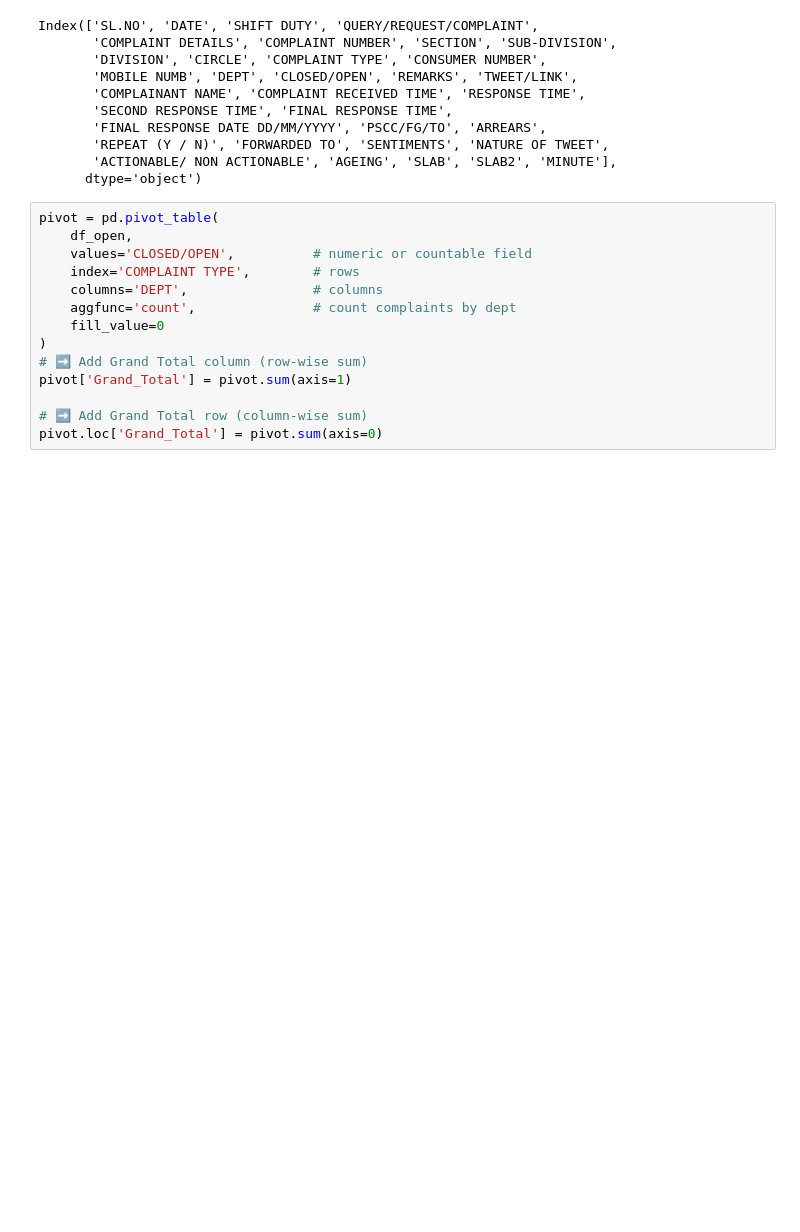
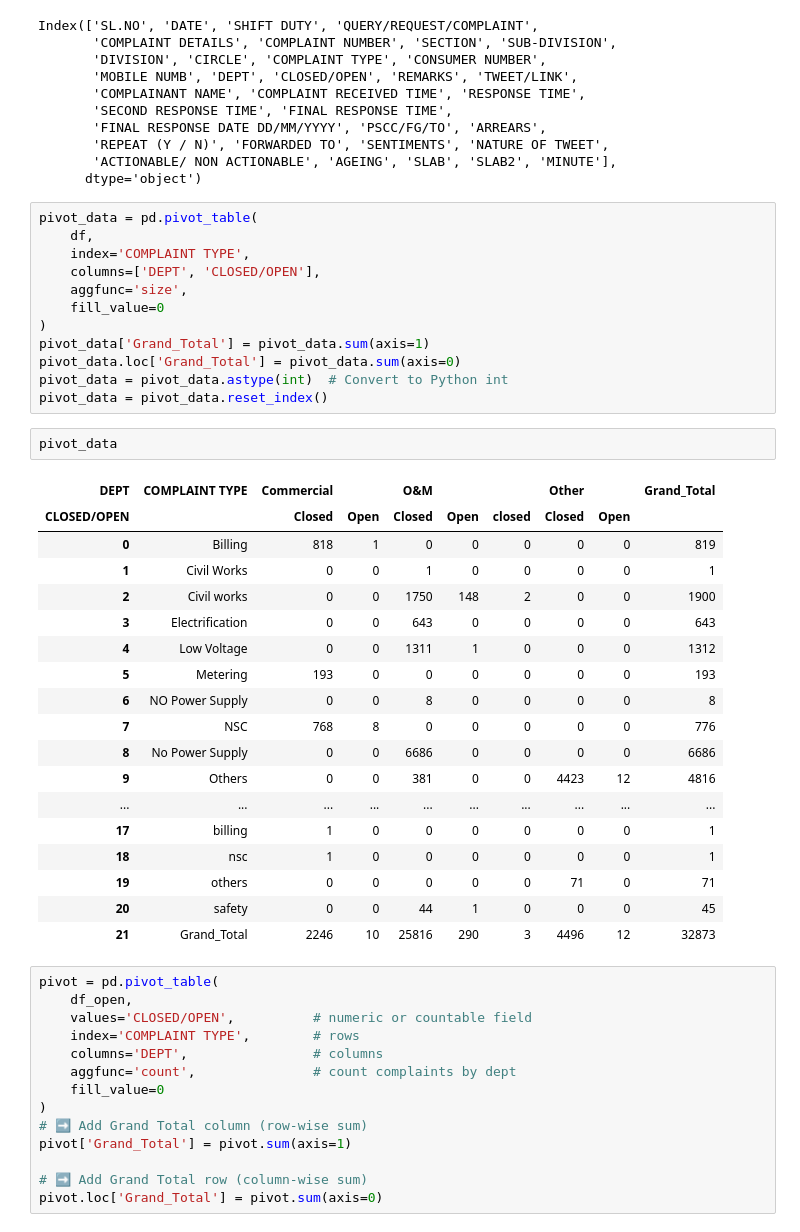
Before and after one commit to susantkumarsahoo/AutonomousDataAnalystAgent, a Jupyter notebook: notebooks/note_01.ipynb, the cells around one changed output. Saved outputs shown, nothing was run; the diff lists cells and outputs as text; blank space fills up the shorter version.

```diff
--- a/notebooks/note_01.ipynb
+++ b/notebooks/note_01.ipynb
@@ -142,6 +142,39 @@ Index(['SL.NO', 'DATE', 'SHIFT DUTY', 'QUERY/REQUEST/COMPLAINT',
        'REPEAT (Y / N)', 'FORWARDED TO', 'SENTIMENTS', 'NATURE OF TWEET',
        'ACTIONABLE/ NON ACTIONABLE', 'AGEING', 'SLAB', 'SLAB2', 'MINUTE'],
       dtype='object')
+# %%
+pivot_data = pd.pivot_table(
+    df,
+    index='COMPLAINT TYPE',
+    columns=['DEPT', 'CLOSED/OPEN'],
+    aggfunc='size',
+    fill_value=0
+)
+pivot_data['Grand_Total'] = pivot_data.sum(axis=1)
+pivot_data.loc['Grand_Total'] = pivot_data.sum(axis=0)
+pivot_data = pivot_data.astype(int)  # Convert to Python int
+pivot_data = pivot_data.reset_index()
+# %%
+pivot_data
+# %% [output]
+| DEPT | COMPLAINT TYPE | Commercial |  | O&M |  |  | Other |  | Grand_Total |
+| CLOSED/OPEN |  | Closed | Open | Closed | Open | closed | Closed | Open |  |
+| 0 | Billing | 818 | 1 | 0 | 0 | 0 | 0 | 0 | 819 |
+| 1 | Civil Works | 0 | 0 | 1 | 0 | 0 | 0 | 0 | 1 |
+| 2 | Civil works | 0 | 0 | 1750 | 148 | 2 | 0 | 0 | 1900 |
+| 3 | Electrification | 0 | 0 | 643 | 0 | 0 | 0 | 0 | 643 |
+| 4 | Low Voltage | 0 | 0 | 1311 | 1 | 0 | 0 | 0 | 1312 |
+| 5 | Metering | 193 | 0 | 0 | 0 | 0 | 0 | 0 | 193 |
+| 6 | NO Power Supply | 0 | 0 | 8 | 0 | 0 | 0 | 0 | 8 |
+| 7 | NSC | 768 | 8 | 0 | 0 | 0 | 0 | 0 | 776 |
+| 8 | No Power Supply | 0 | 0 | 6686 | 0 | 0 | 0 | 0 | 6686 |
+| 9 | Others | 0 | 0 | 381 | 0 | 0 | 4423 | 12 | 4816 |
+| ... | ... | ... | ... | ... | ... | ... | ... | ... | ... |
+| 17 | billing | 1 | 0 | 0 | 0 | 0 | 0 | 0 | 1 |
+| 18 | nsc | 1 | 0 | 0 | 0 | 0 | 0 | 0 | 1 |
+| 19 | others | 0 | 0 | 0 | 0 | 0 | 71 | 0 | 71 |
+| 20 | safety | 0 | 0 | 44 | 1 | 0 | 0 | 0 | 45 |
+| 21 | Grand_Total | 2246 | 10 | 25816 | 290 | 3 | 4496 | 12 | 32873 |
 # %%
 pivot = pd.pivot_table(
     df_open,
```
Also changed, not shown: parts of 7 cells of this notebook, 6 other files.
